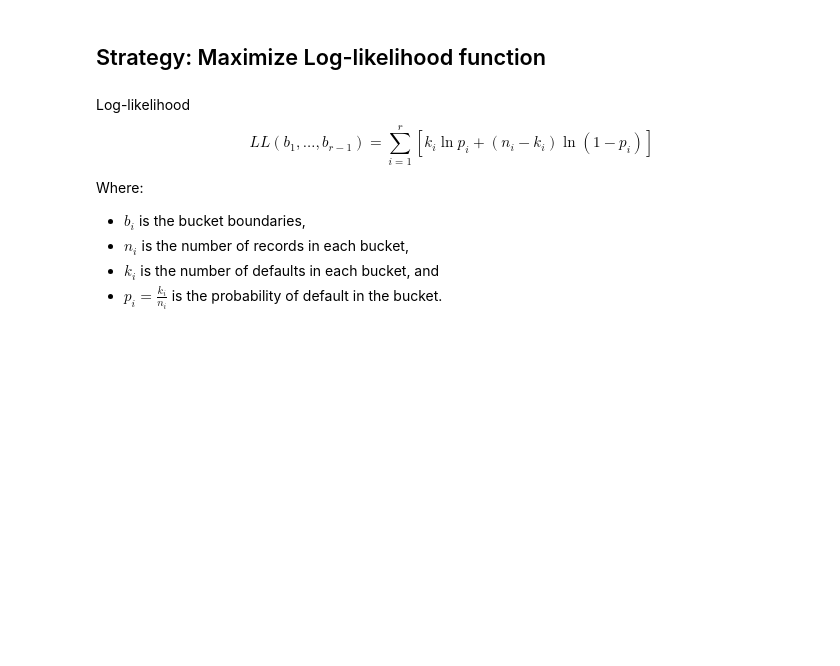
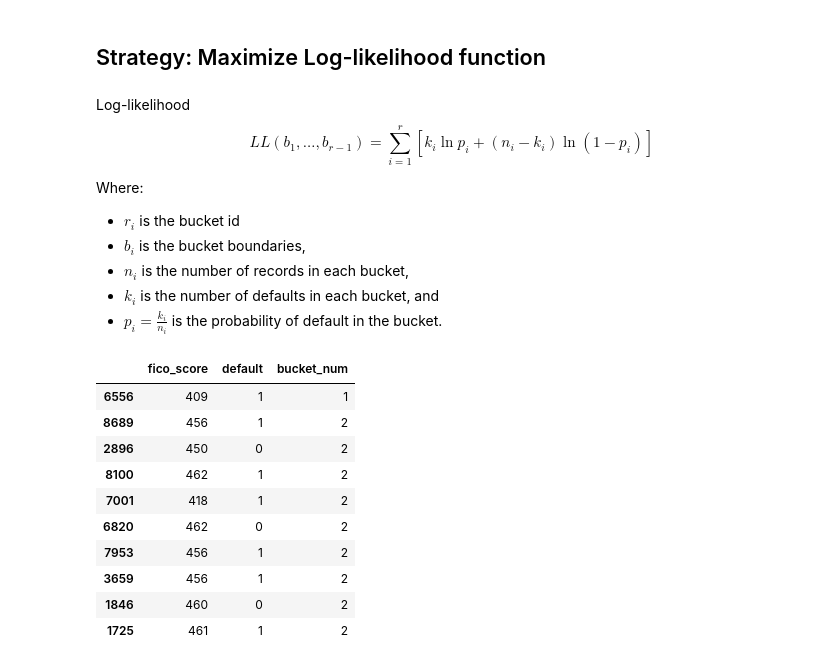
Before and after one commit to rockett-m/JPMC-Quant-Research, a Jupyter notebook: TaskFour/TaskFour_FicoScoreQuantization.ipynb, the cells around one changed output. Saved outputs shown, nothing was run; the diff lists cells and outputs as text; code cells hidden in the pictures; blank space fills up the shorter version.

```diff
--- a/TaskFour/TaskFour_FicoScoreQuantization.ipynb
+++ b/TaskFour/TaskFour_FicoScoreQuantization.ipynb
@@ -150,7 +163,41 @@ LL(b_1, \ldots, b_{r-1}) = \sum_{i=1}^r \left[k_i \ln p_i + (n_i - k_i) \ln(1 -
 $$
 
 Where:
+- $r_i$ is the bucket id
 - $b_i$ is the bucket boundaries,
 - $n_i$ is the number of records in each bucket,
 - $k_i$ is the number of defaults in each bucket, and
 - $p_i = \frac{k_i}{n_i}$ is the probability of default in the bucket.
+# %%
+NUM_BUCKETS = 10
+
+min_score, max_score = 300, 850
+range_fico = max_score - min_score
+bucket_size = range_fico // NUM_BUCKETS
+bucket_size_mid = bucket_size / 2
+
+# Check bucket boundaries for debugging
+bucket_lower_bounds = [ x * bucket_size + min_score for x in range(NUM_BUCKETS) ]
+bucket_upper_bounds = [ x * bucket_size + min_score + bucket_size - 1 for x in range(NUM_BUCKETS) ]
+bucket_upper_bounds[-1] = max_score
+# print(f"Bucket lower boundaries: {bucket_lower_bounds}")
+
+df_temp = pd.DataFrame(columns=['fico_score', 'default', 'bucket_num'],
+                       index=X_train_60pct.index)
+df_temp['fico_score'] = X_train_60pct['fico_score']
+df_temp['default'] = y_train_60pct
+df_temp['bucket_num'] = X_train_60pct['bucket_num']
+
+df_temp.head(10)
+# %% [output]
+|  | fico_score | default | bucket_num |
+| 6556 | 409 | 1 | 1 |
+| 8689 | 456 | 1 | 2 |
+| 2896 | 450 | 0 | 2 |
+| 8100 | 462 | 1 | 2 |
+| 7001 | 418 | 1 | 2 |
+| 6820 | 462 | 0 | 2 |
+| 7953 | 456 | 1 | 2 |
+| 3659 | 456 | 1 | 2 |
+| 1846 | 460 | 0 | 2 |
+| 1725 | 461 | 1 | 2 |
```
Also changed, not shown: parts of 15 cells of this notebook.
